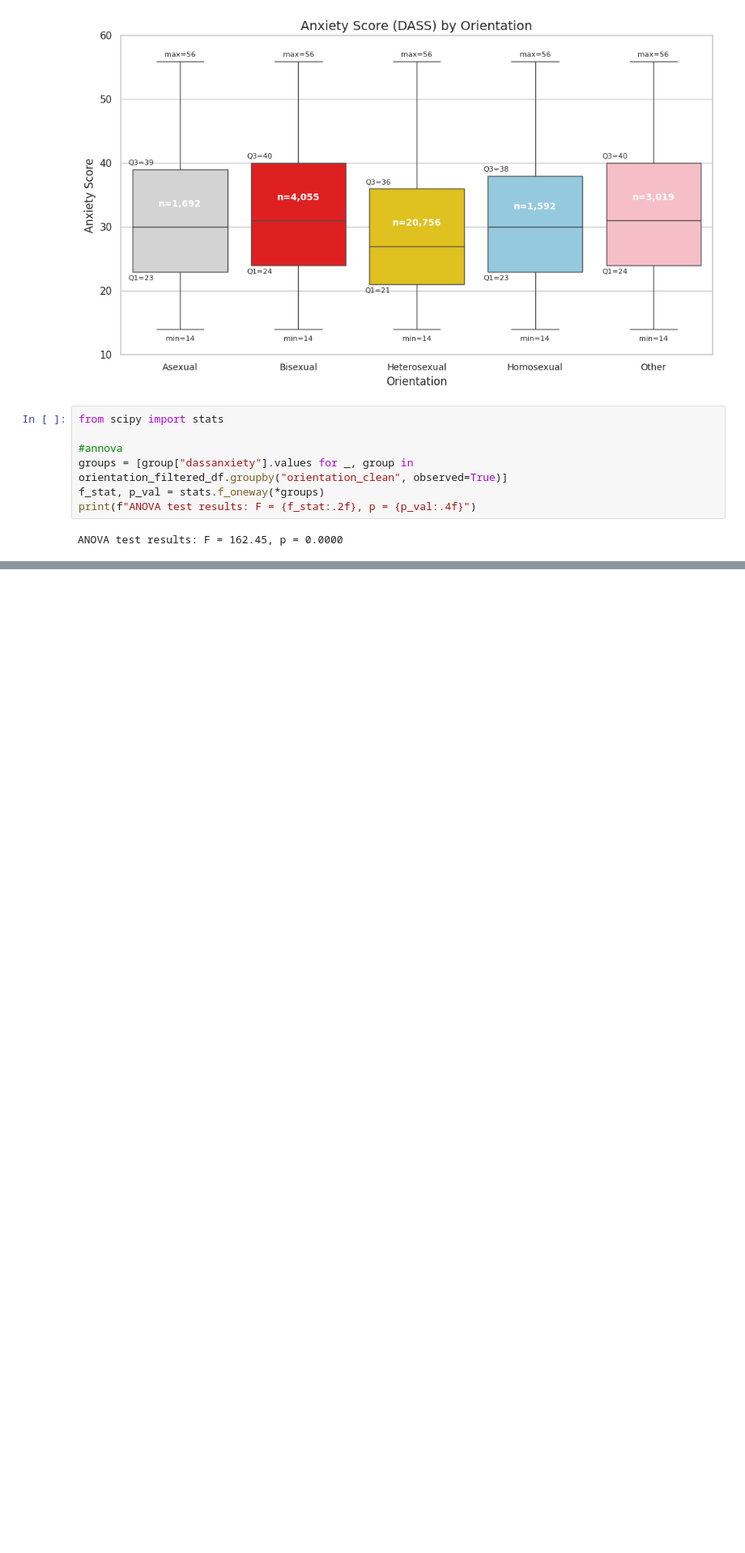
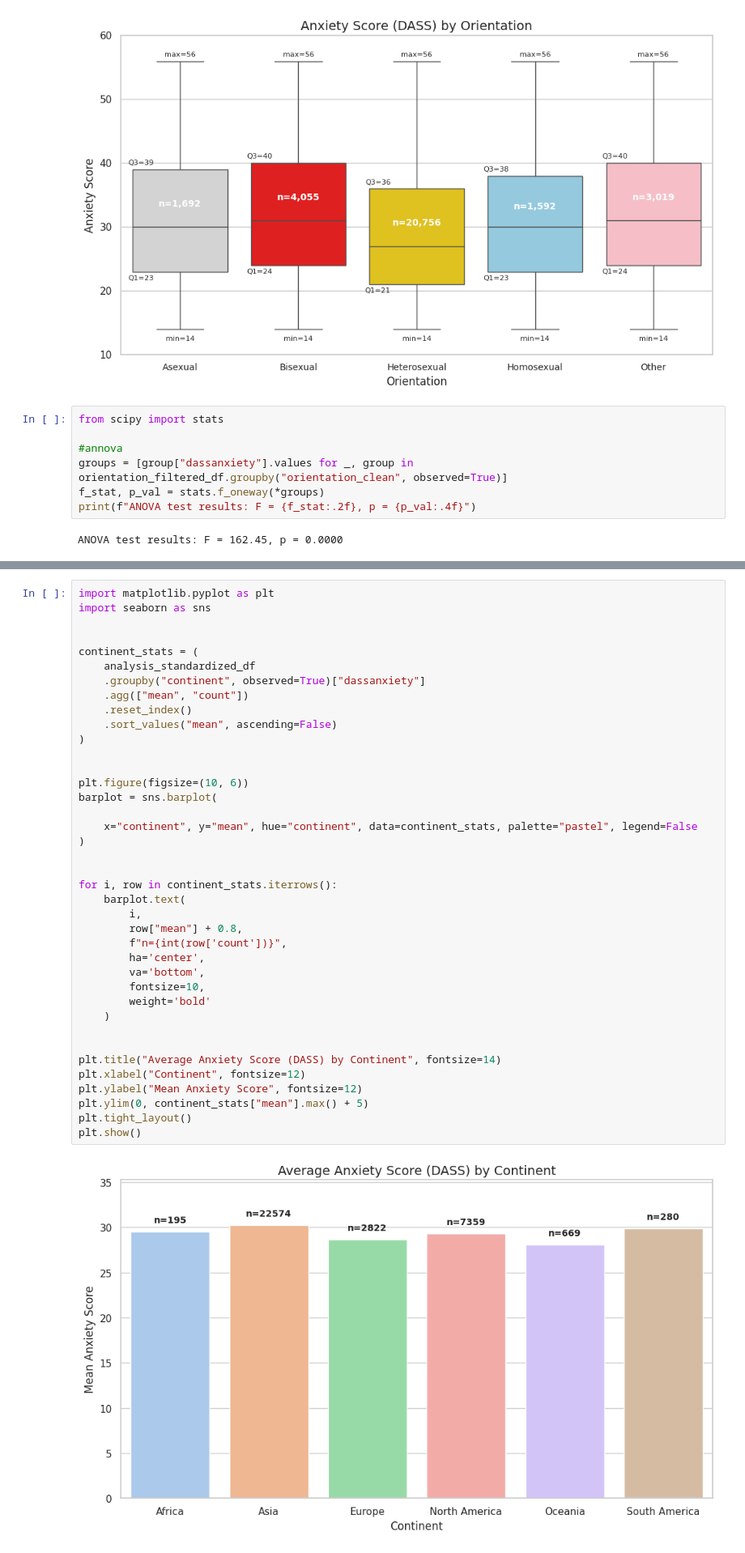
Before and after one commit to vrelvape/individual-project-mental-health, a Jupyter notebook: notebooks/01_exploration.ipynb, the cells around one changed output, grey strips where cells are left out. Shown at 81% size. Drawn from its saved outputs; the diff is of its cells as text; blank space fills up the shorter version.

```diff
--- a/notebooks/01_exploration.ipynb
+++ b/notebooks/01_exploration.ipynb
@@ -1150,0 +1219,41 @@ ANOVA test results: F = 162.45, p = 0.0000
+# %%
+import matplotlib.pyplot as plt
+import seaborn as sns
+
+
+continent_stats = (
+    analysis_standardized_df
+    .groupby("continent", observed=True)["dassanxiety"]
+    .agg(["mean", "count"])
+    .reset_index()
+    .sort_values("mean", ascending=False)
+)
+
+
+plt.figure(figsize=(10, 6))
+barplot = sns.barplot(
+
+    x="continent", y="mean", hue="continent", data=continent_stats, palette="pastel", legend=False
+)
+
+
+for i, row in continent_stats.iterrows():
+    barplot.text(
+        i,
+        row["mean"] + 0.8,
+        f"n={int(row['count'])}",
+        ha='center',
+        va='bottom',
+        fontsize=10,
+        weight='bold'
+    )
+
+
+plt.title("Average Anxiety Score (DASS) by Continent", fontsize=14)
+plt.xlabel("Continent", fontsize=12)
+plt.ylabel("Mean Anxiety Score", fontsize=12)
+plt.ylim(0, continent_stats["mean"].max() + 5)
+plt.tight_layout()
+plt.show()
+# %% [output]
+[figure, added]
```
Also changed, not shown: parts of 4 cells of this notebook.
